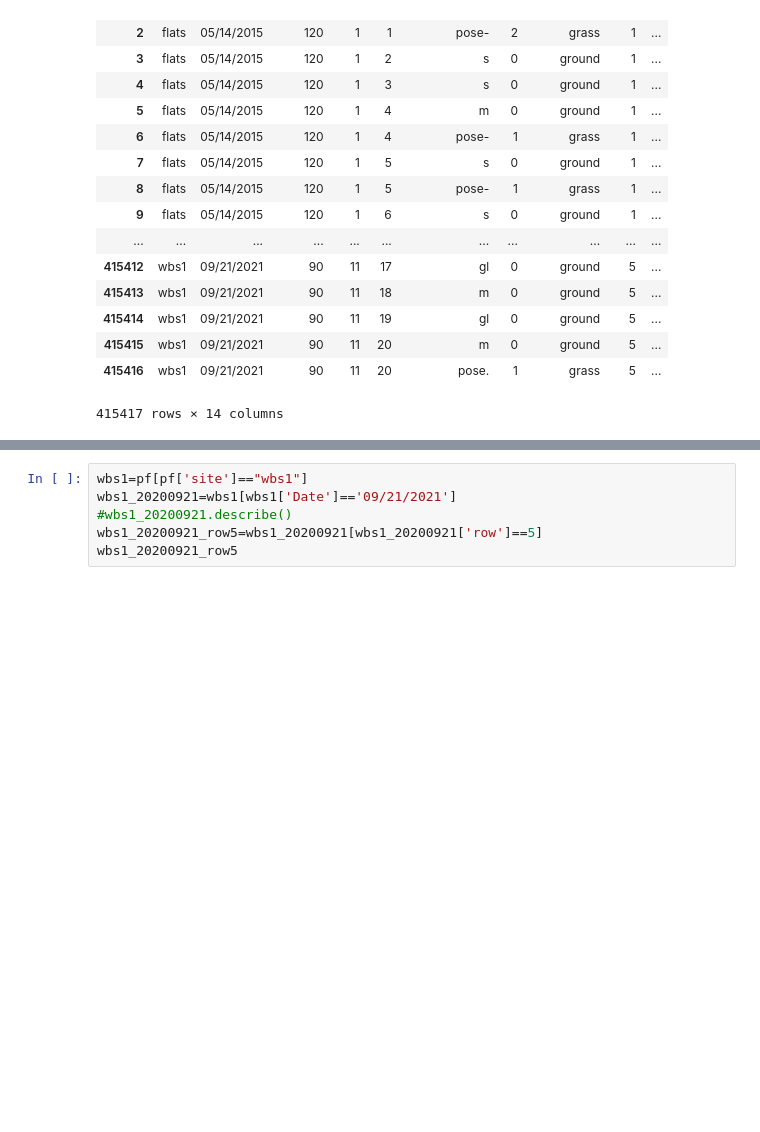
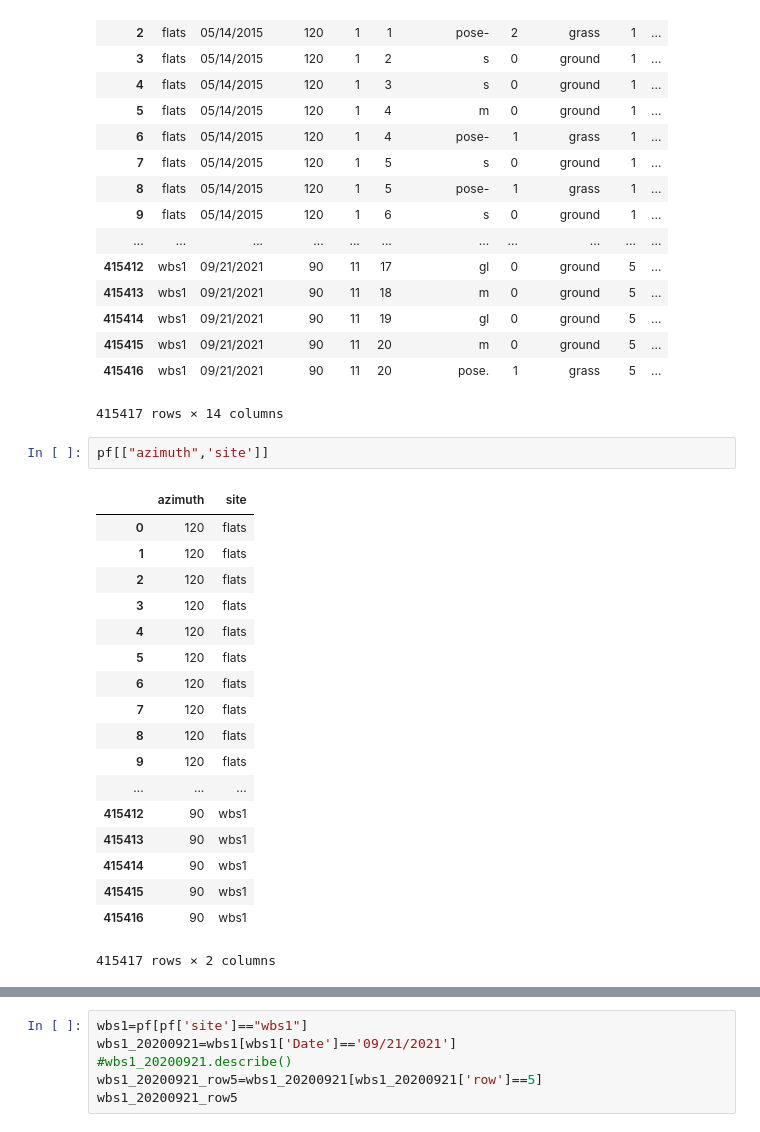
Before and after one commit to th2018/ltvr_point_frame, a Jupyter notebook: LTVR_pf.ipynb, the cells around one changed output, grey strips where cells are left out. Saved outputs shown, nothing was run; the diff lists cells and outputs as text; blank space fills up the shorter version.

```diff
--- a/LTVR_pf.ipynb
+++ b/LTVR_pf.ipynb
@@ -22,3 +22,24 @@ pf
 | 415415 | wbs1 | 09/21/2021 | 90 | 11 | 20 | m | 0 | ground | 5 | ... |
 | 415416 | wbs1 | 09/21/2021 | 90 | 11 | 20 | pose. | 1 | grass | 5 | ... |
 415417 rows × 14 columns
+# %%
+pf[["azimuth",'site']]
+# %% [output]
+|  | azimuth | site |
+| 0 | 120 | flats |
+| 1 | 120 | flats |
+| 2 | 120 | flats |
+| 3 | 120 | flats |
+| 4 | 120 | flats |
+| 5 | 120 | flats |
+| 6 | 120 | flats |
+| 7 | 120 | flats |
+| 8 | 120 | flats |
+| 9 | 120 | flats |
+| ... | ... | ... |
+| 415412 | 90 | wbs1 |
+| 415413 | 90 | wbs1 |
+| 415414 | 90 | wbs1 |
+| 415415 | 90 | wbs1 |
+| 415416 | 90 | wbs1 |
+415417 rows × 2 columns
```
Also changed, not shown: parts of 1 cell of this notebook.
